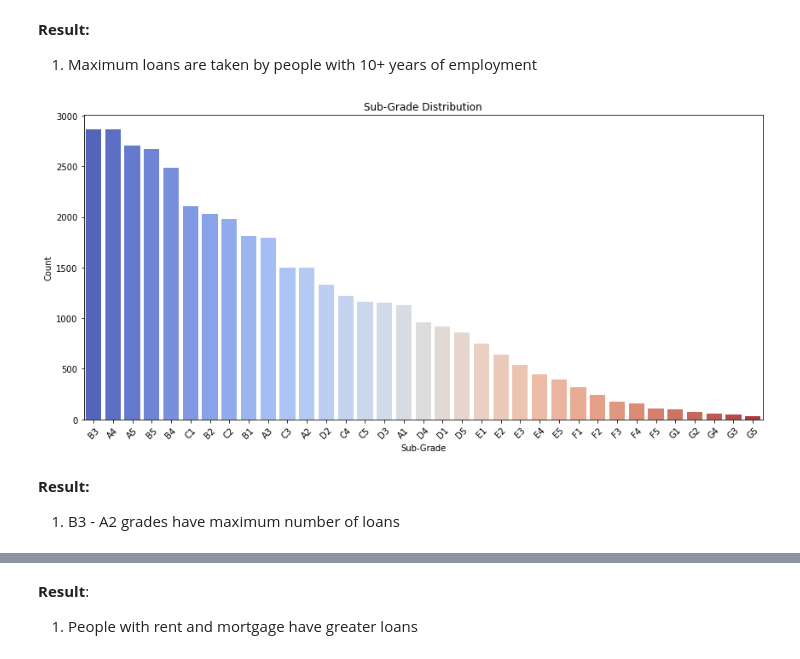
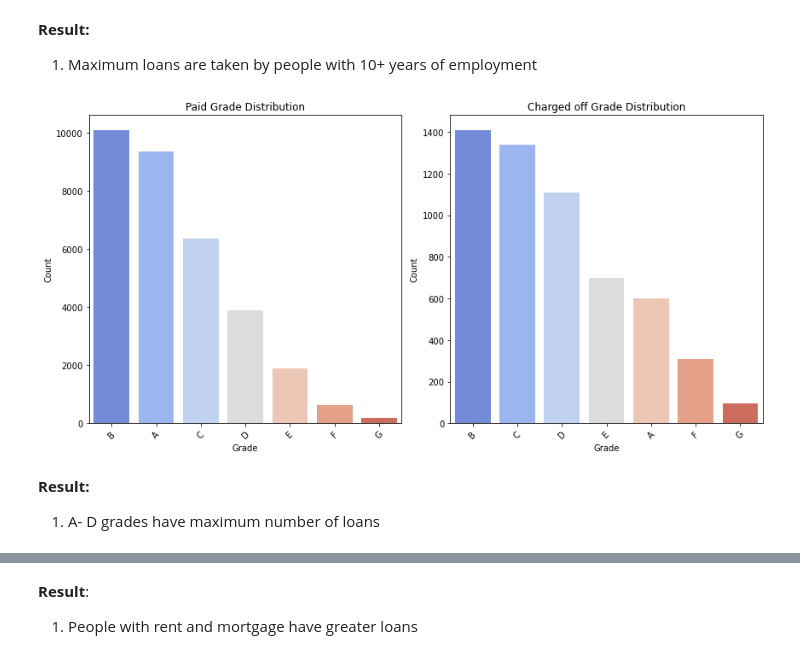
Before and after one commit to nid-22/lending_club, a Jupyter notebook: Case_Study.ipynb, the cells around one changed output, grey strips where cells are left out. Saved outputs shown, nothing was run; the diff lists cells and outputs as text; code cells hidden in the pictures.

```diff
--- a/combined.ipynb
+++ b/Case_Study.ipynb
@@ -250,3 +236,9 @@ Name: annual_inc, Length: 5280, dtype: int64
+# %%
+loan_data['revol_util'] = loan.revol_util
+# %%
+# Convert revol_util to float data and fill na with median
+loan_data['revol_util'] = loan_data.revol_util.str.slice(0, -1).map(lambda x :float(x))
+loan_data.revol_util.fillna(loan_data.revol_util.mean, inplace = True)
 # %% [markdown]
 Standardise Text
 1. Extra characters
@@ -321,5 +313,8 @@ __Result:__
 Average inerest rate is 12.1 and Median is 11.86
 # %% [markdown]
 #### plotting the variation in annual income
+# %%
+# Adding 'mths_since_last_delinq_bins' to sub data frame
+loan_data['mths_since_last_delinq'] = loan['mths_since_last_delinq']
 # %%
 #checking the values above 9 lakh annual income
@@ -334,6 +330,10 @@ plt.title("boxplot for annual income")
 plt.show()
 # %% [output]
 [figure]
+# %%
+# sub data frame for paid and charged off data.
+paid = loan_data[loan_data.loan_status=='Fully Paid']
+charged_off = loan_data[loan_data.loan_status=='Charged Off']
 # %% [markdown]
 __Result:__
 1. Most of the income lies between 40,000 to 80,000
@@ -380,21 +380,31 @@ __Result:__
 
 1. Maximum loans are taken by people with 10+ years of employment
 # %%
-value_counts = loan_data['sub_grade'].value_counts()
+value_counts = paid['grade'].value_counts()
 plt.figure(figsize=(12, 6))
+plt.subplot(1,2,1)
 sns.barplot(x=value_counts.index, y=value_counts, palette="coolwarm")
-plt.title('Sub-Grade Distribution')
-plt.xlabel('Sub-Grade')
+plt.title('Paid Grade Distribution')
+plt.xlabel('Grade')
+plt.ylabel('Count')
+plt.xticks(rotation=45)
+plt.tight_layout()
+
+value_counts = charged_off['grade'].value_counts()
+plt.subplot(1,2,2)
+sns.barplot(x=value_counts.index, y=value_counts, palette="coolwarm")
+plt.title('Charged off Grade Distribution')
+plt.xlabel('Grade')
 plt.ylabel('Count')
 plt.xticks(rotation=45)
 plt.tight_layout()
 plt.show()
 # %% [output]
-[figure, old version]
+[figure, new version]
 # %% [markdown]
 __Result:__
 
-1. B3 - A2 grades have maximum number of loans
+1. A- D grades have maximum number of loans
 # %%
 plt.figure(figsize=(8, 6))
 sns.countplot(data=loan_data, x='home_ownership', palette='coolwarm')
```
Also changed, not shown: parts of 22 cells of this notebook, 1 other file.
